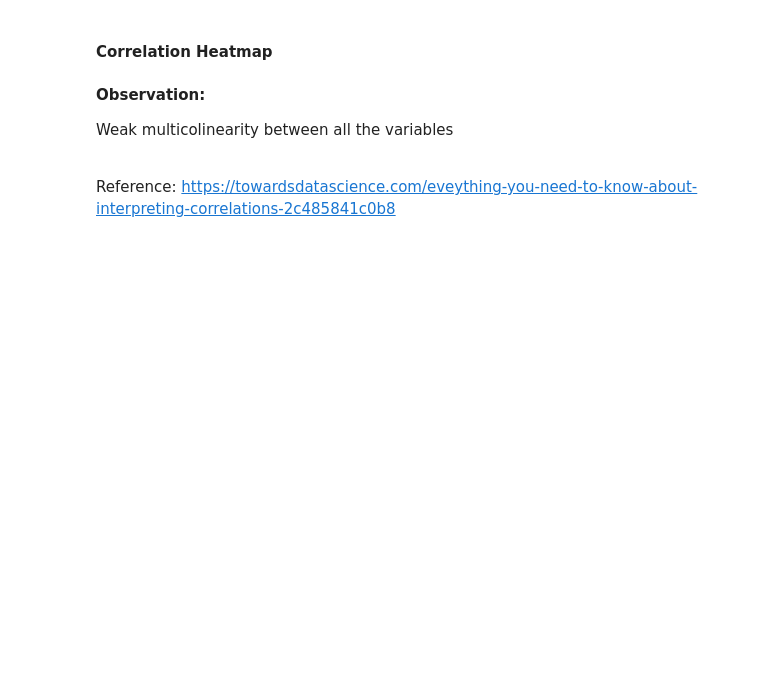
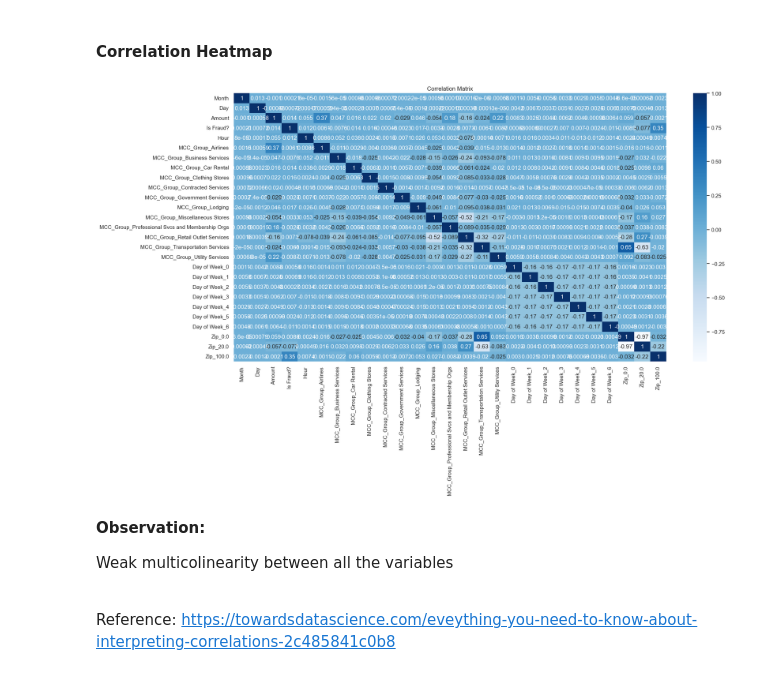
Before and after one commit to MaricrisResma/Detect-Credit-Card-Fraud-DT-RandomForest, a Jupyter notebook: DEV/Credit-Card-Fraud-Predictive-Model.ipynb, the cells around one changed output. Cells and saved outputs as stored; diff of their text form; code cells hidden in the pictures; blank space fills up the shorter version.

```diff
--- a/DEV/Credit-Card-Fraud-Predictive-Model.ipynb
+++ b/DEV/Credit-Card-Fraud-Predictive-Model.ipynb
@@ -1099,11 +1099,13 @@ getDataSummary(model_data)
 # %% [markdown]
 #### Correlation Heatmap
 # %%
-# # Correlation Heat Map: Pair-wise correlation
-# plt.figure(figsize=(20,10))
-# sns.heatmap(model_data.corr(), annot=True, cmap='Blues')  #coolwarm
-# plt.title('Correlation Matrix')
-# plt.show()
+# Correlation Heat Map: Pair-wise correlation
+plt.figure(figsize=(20,10))
+sns.heatmap(model_data.corr(), annot=True, cmap='Blues')  #coolwarm
+plt.title('Correlation Matrix')
+plt.show()
+# %% [output]
+[figure, added]
 # %% [markdown]
 <b>Observation: </b>
 
```
Also changed, not shown: parts of 37 cells of this notebook, 4 other files.
